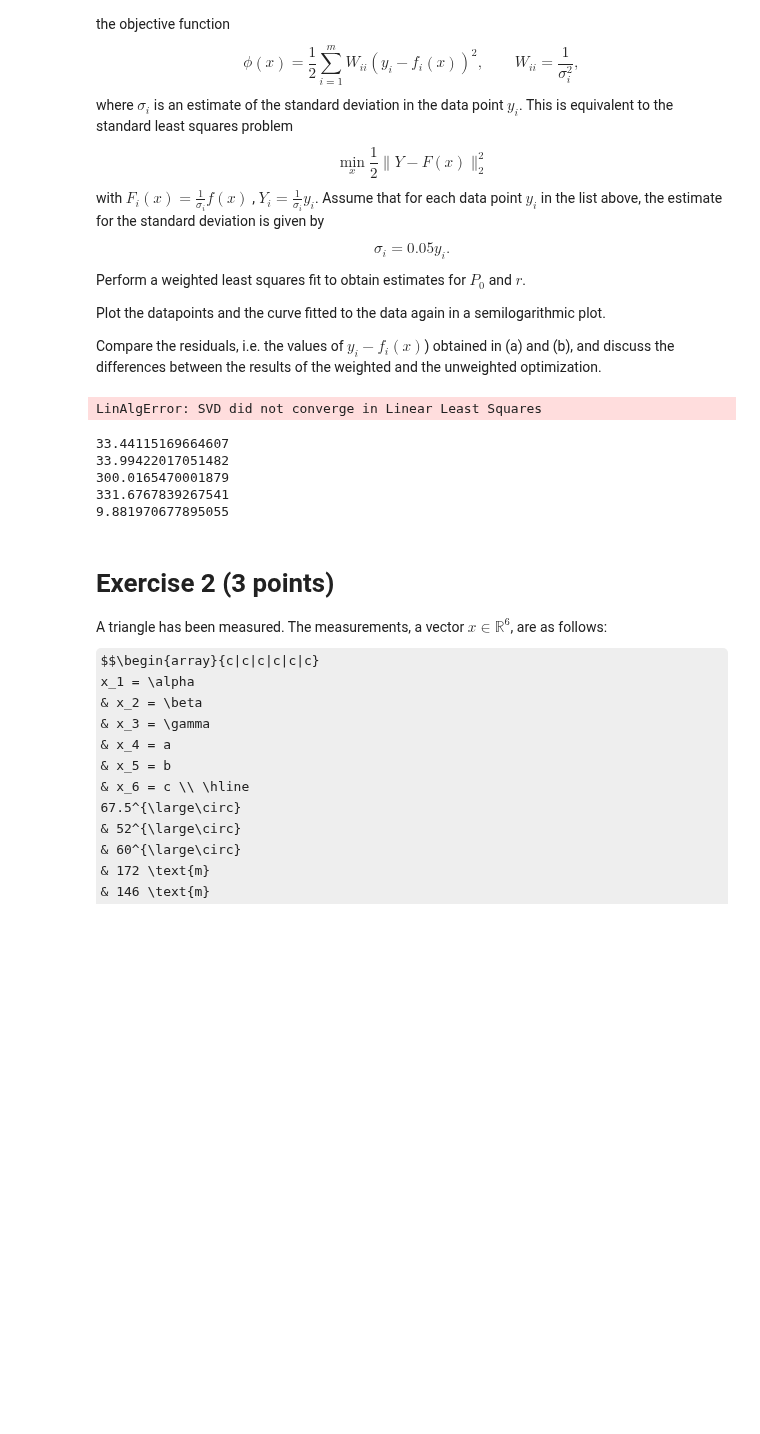
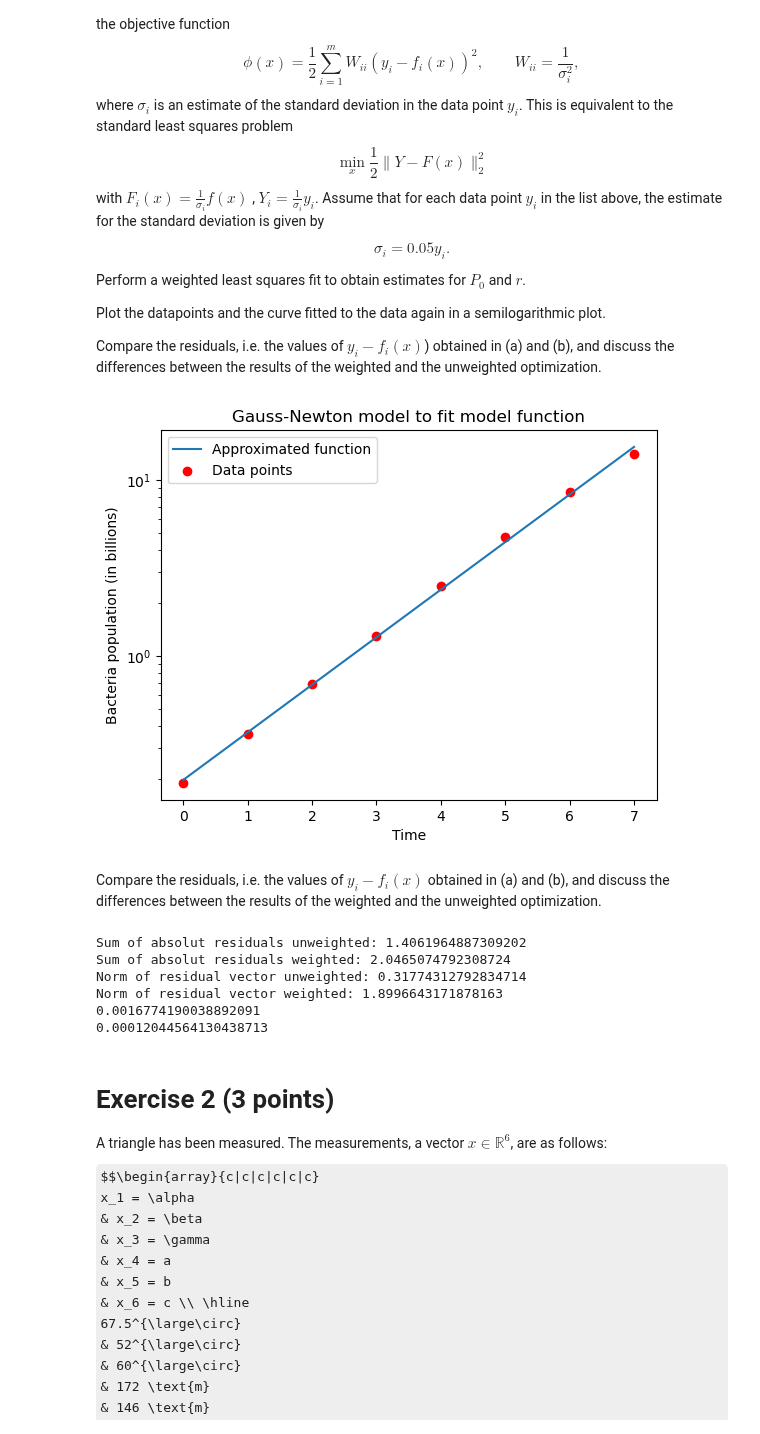
Before and after one commit to sachagijsbers/numerical_alg, a Jupyter notebook: week_5/hw5_2023.ipynb, the cells around one changed output. Cells and saved outputs as stored; diff of their text form; code cells hidden in the pictures; some formulas as TeX source; blank space fills up the shorter version.

```diff
--- a/week_5/hw5_2023.ipynb
+++ b/week_5/hw5_2023.ipynb
@@ -99,67 +91,56 @@ Perform a weighted least squares fit to obtain estimates for $P_0$ and $r$.
 Plot the datapoints and the curve fitted to the data again in a semilogarithmic plot.
 
 Compare the residuals, i.e. the values of $y_i - f_i(x)$) obtained in (a) and (b), and discuss the differences between the results of the weighted and the unweighted optimization.
+# %%
+def Jacobian_weighted(t_data, x0, y_data):
+    '''returns the Jacobian matrix of the unweighted residual function'''
+    return np.column_stack((-1/(0.05*y_data) * x0[1] ** t_data, -1/(0.05*y_data) * x0[0] * t_data * x0[1] ** (t_data-1)))
+
+def residual_weighted(t_data,y_data,function,x0):
+    return 1/0.05 - 1/(0.05*y_data) * x0[0]*x0[1]**t_data
 # %%
-import scipy
-
-def weighted_residual1(t_data, y_data, fit_function,x):
-    weight_sum = 0
-    for i, y in enumerate(y_data):
-        sigma = 0.05*y
-        W = 1/(sigma**2)
-
-        weight_sum += W*(y - fit_function(t_data[i],x))**2
-
-    return 0.5*weight_sum
-
-def weighted_residual(t_data, y_data, fit_function,x):
-    m = len(y_data)
-    residuals = np.empty(m)
-    for i in range(m):
-        sigma = 0.05 * y_data[i]
-        W = 1/(sigma**2)
-
-        residuals[i] = 0.5 * W * (y_data[i] - fit_function(t_data[i], x)) ** 2
-
-    return residuals
-
-x_weight = Gauss_Newton(t_data, data, fit_function, x0, max_iterations, residual_function = weighted_residual)
-# x_weight = scipy.optimize.minimize(weighted_residual, x0, args = (fit_function, t_data, data)).x
+x_weight = Gauss_Newton(t_data, data, fit_function, x0, max_iterations, Jacobian_function = Jacobian_weighted, residual_function = residual_weighted)
 
 plt.plot(fit_function(t_data, x_weight), label = 'Approximated function')
 plt.scatter(t_data, data, color = 'red', label = 'Data points')
 plt.yscale('log')
 plt.title('Gauss-Newton model to fit model function')
 plt.ylabel('Bacteria population (in billions)')
 plt.xlabel('Time')
 plt.legend()
 plt.show()
 # %% [output]
-LinAlgError: SVD did not converge in Linear Least Squares
+[figure, added]
+# %% [markdown]
+Compare the residuals, i.e. the values of $y_i - f_i(x)$ obtained in (a) and (b), and discuss the differences between the results of the weighted and the unweighted optimization.
 # %%
-x_gauss = Gauss_Newton(t_data, data, fit_function, x0, max_iterations)
-x_weight = scipy.optimize.minimize(weight_function, x0, args = (fit_function, t_data, data)).x
+x_unweighted = Gauss_Newton(t_data, data, fit_function, x0, max_iterations)
+x_weight = Gauss_Newton(t_data, data, fit_function, x0, max_iterations, Jacobian_function = Jacobian_weighted, residual_function = residual_weighted)
 
-res_gauss = np.sum(abs(residual(t_data,y_data,fit_function,x_gauss)))
-res_weight = np.sum(abs(residual(t_data,y_data,fit_function,x_weight)))
+res_gauss = np.sum(abs(residual(t_data,data,fit_function,x_gauss)))
+res_weight = np.sum(abs(residual(t_data,data,fit_function,x_weight)))
 
-print(res_gauss)
-print(res_weight)
+print(f"Sum of absolut residuals unweighted: {res_gauss}")
+print(f"Sum of absolut residuals weighted: {res_weight}")
 
-norm_gauss = np.linalg.norm(residual(t_data,y_data,fit_function,x_gauss))**2
-norm_weight = np.linalg.norm(residual(t_data,y_data,fit_function,x_weight))**2
+norm_gauss = np.linalg.norm(residual(t_data,data,fit_function,x_gauss))**2
+norm_weight = np.linalg.norm(residual(t_data,data,fit_function,x_weight))**2
 
-print(norm_gauss)
-print(norm_weight)
+print(f"Norm of residual vector unweighted: {norm_gauss}")
+print(f"Norm of residual vector weighted: {norm_weight}")
 
-relative_res_gauss = norm_gauss/(np.linalg.norm(Jacobian(t_data,x0))*np.linalg.norm(-residual(t_data,y_data,fit_function,x0)))
+relative_res_gauss = norm_gauss/(np.linalg.norm(Jacobian_unweighted(t_data,x0,data))*np.linalg.norm(-residual(t_data,data,fit_function,x0)))
+relative_res_weight = norm_weight/(np.linalg.norm(Jacobian_weighted(t_data,x0,data))*np.linalg.norm(-residual_weighted(t_data,data,fit_function,x0)))
+
 print(relative_res_gauss)
+print(relative_res_weight)
 # %% [output]
-33.44115169664607
-33.99422017051482
-300.0165470001879
-331.6767839267541
-9.881970677895055
+Sum of absolut residuals unweighted: 1.4061964887309202
+Sum of absolut residuals weighted: 2.0465074792308724
+Norm of residual vector unweighted: 0.31774312792834714
+Norm of residual vector weighted: 1.8996643171878163
+0.0016774190038892091
+0.00012044564130438713
 # %% [markdown]
 # Exercise 2 (3 points)
 A triangle has been measured. The measurements, a vector $x \in \mathbb{R}^6$, are as follows:
```
Also changed, not shown: parts of 1 cell of this notebook.
